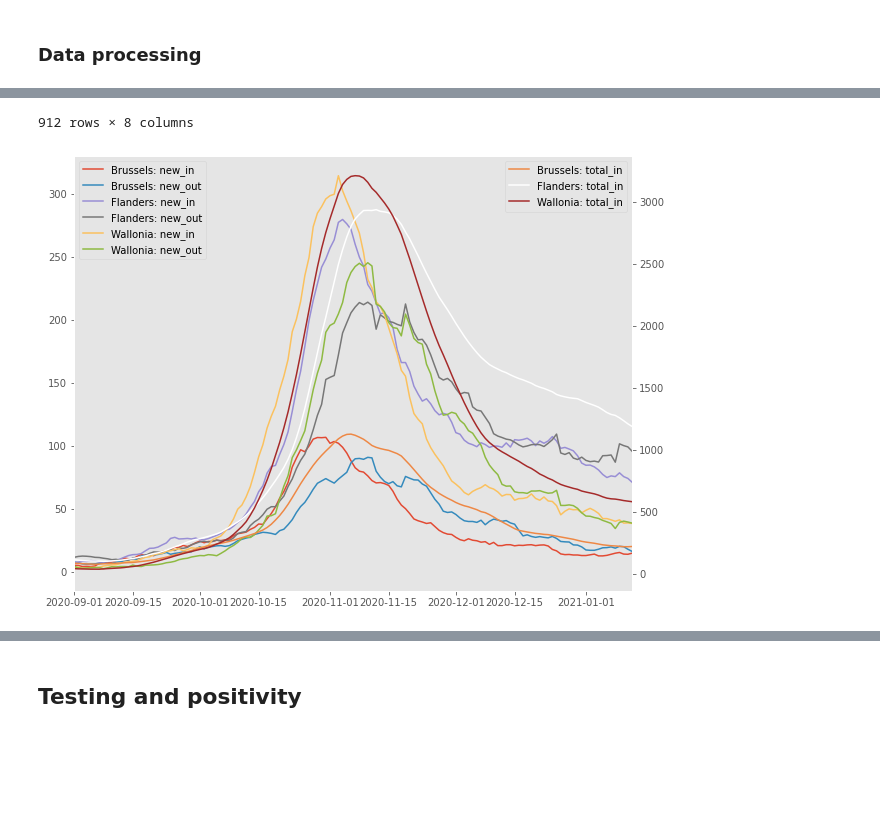
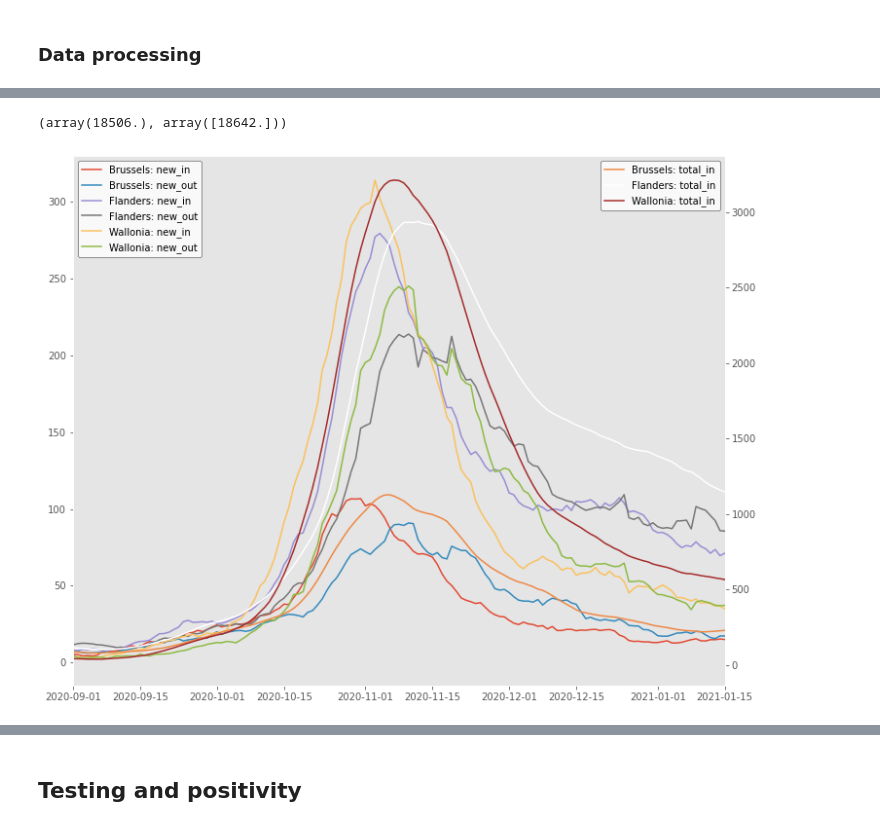
Before and after one commit to KoenVanSever/covid_plots, a Jupyter notebook: covid_test.ipynb, the cells around one changed output, grey strips where cells are left out. Cells and saved outputs as stored; diff of their text form; code cells hidden in the pictures; blank space fills up the shorter version.

Commit message:
adjusts graph styling and add positivity rate and age grouping

```diff
--- a/covid_test.ipynb
+++ b/covid_test.ipynb
@@ -17,7 +17,7 @@ import numpy as np
 mpl.rcParams["figure.figsize"] = 10,8
 mpl.rcParams["axes.grid"] = True
 mpl.rcParams["axes.grid.which"] = "both"
-mpl.style.use("ggplot")
+mpl.style.use("ggplot_updated.mplstyle")
 # %% [markdown]
 ## Get data from Sciensano
 # %% [markdown]
@@ -54,7 +54,7 @@ for x, y in csv_links:
         if m1 or m2:
             no_na.drop(e, axis=1, inplace=True)
     dict_df[x] = no_na.convert_dtypes()
-print("----------------------")
+print("-" * 30)
 for i, [k, v] in enumerate(dict_df.items()):
     print(f"Dataset {i+1}:\n\tName: {k}\n\tColumns: ", end = "")
     for j, x in enumerate(v):
@@ -63,5 +63,8 @@ for i, [k, v] in enumerate(dict_df.items()):
         else:
             print(f"{x}")
     print(f"\tShape: {v.shape}")
+print("-" * 30)
+popul_BE = pd.read_pickle("population_BE_2020_processed.pkl")
+print("Population data loaded from 'population_BE_2020_processed.pkl'")
 # %% [output]
 COVID19BE_CASES_MUNI_CUM: no column with date found
@@ -110,5 +113,5 @@ for e in groups:
     temp.apply(int)
     ax.plot(final[e].index, temp, label=f"{e}")
 ax.legend()
-ax.set_xlim(["2020-07-01", final.index[len(final.index)-1]])
+ax.set_xlim(["2020-03-01", final.index[len(final.index)-1]])
 # %% [output]
@@ -136,0 +140,20 @@ for i, e in enumerate(groups):
+# %%
+%run pop_functions.py
+# USES BELGIAN POPULATION DATA FROM YEAR 2020, RELEASED BY STATBEL
+# RECORDED DATE OF THIS NUMBER IS: 1st January 2020
+sex_vs_age = popul_BE.pivot_table(index = "sex", columns = ["age"], values = "pop", aggfunc = np.sum)
+sex_vs_age.fillna(0, inplace = True)
+age_cat = categorize_ages(sex_vs_age)
+total_cat = age_cat.apply(np.sum, axis = 0)
+final_perc = final.apply(lambda x: x / total_cat * 100, axis = 1)
+for i, e in enumerate(groups):
+    temp = final_perc[e]
+    length = len(groups) + 1
+    row = i // (length // 3)
+    col = i % 3
+    ax = plt.subplot2grid((math.ceil(length/3), 3), (row, col))
+    ax.plot(final_perc.index, list(final_perc[e]), label=f"{e}: real")
+    ax.plot(final_perc.index, list(final_perc[e].rolling(7, min_periods=1).mean()), label=f"{e}: avg")
+    ax.legend()
+    ax.set_xticks(xt) # needs to come before limiting with xlim
+    ax.set_xlim(["2020-09-01", final_perc.index[len(final_perc.index)-1]])
@@ -251,5 +292,4 @@ ax2.legend(loc="upper right")
 ax.grid()
 ax2.grid()
 ax.set_xlim(["2020-09-01", summed.DATE.tail(1)])
-summed
 # %% [output]
@@ -269,5 +296,5 @@ summed
-912 rows × 8 columns
+(array(18506.), array([18642.]))
-[figure, old version]
+[figure, new version]
 # %%
 %timeit summed[summed.REGION.isin(["Flanders"])] # 600 µs
 %timeit filtered = summed.filter(like="Flanders", axis = 0) # 1550 µs
```
Also changed, not shown: parts of 15 cells of this notebook, 1 other file.
